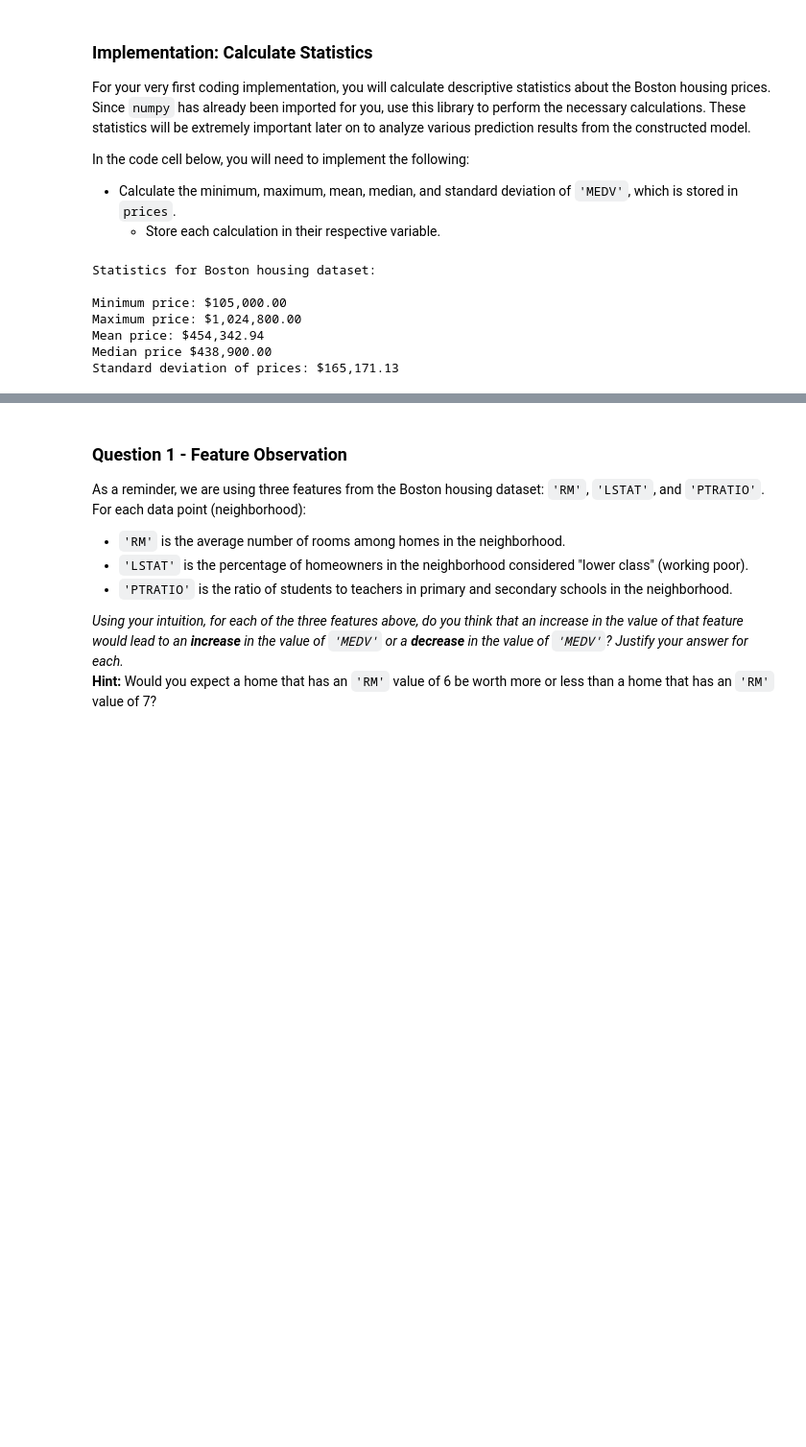
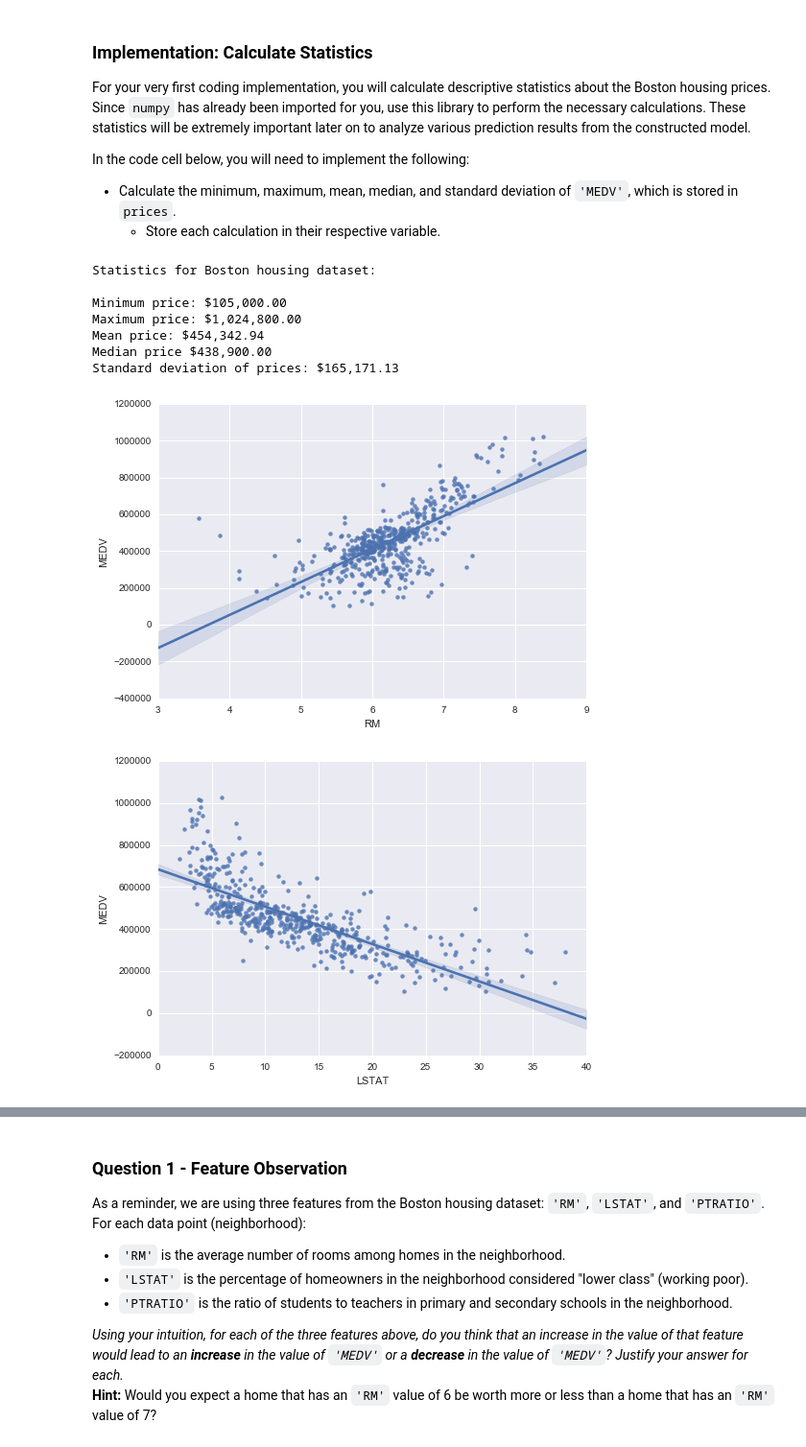
Before and after one commit to AlbertSadovnikov/machine-learning, a Jupyter notebook: projects/boston_housing/boston_housing.ipynb, the cells around one changed output, grey strips where cells are left out. Shown at 96% size. Saved outputs shown, nothing was run; the diff lists cells and outputs as text; code cells hidden in the pictures; blank space fills up the shorter version.

```diff
--- a/projects/boston_housing/boston_housing.ipynb
+++ b/projects/boston_housing/boston_housing.ipynb
@@ -56,30 +56,39 @@ In the code cell below, you will need to implement the following:
 # TODO: Minimum price of the data
 minimum_price = np.min(prices)
 
 # TODO: Maximum price of the data
 maximum_price = np.max(prices)
 
 # TODO: Mean price of the data
 mean_price = np.mean(prices)
 
 # TODO: Median price of the data
 median_price = np.median(prices)
 
 # TODO: Standard deviation of prices of the data
 std_price = np.std(prices)
 
 # Show the calculated statistics
 print "Statistics for Boston housing dataset:\n"
 print "Minimum price: ${:,.2f}".format(minimum_price)
 print "Maximum price: ${:,.2f}".format(maximum_price)
 print "Mean price: ${:,.2f}".format(mean_price)
 print "Median price ${:,.2f}".format(median_price)
 print "Standard deviation of prices: ${:,.2f}".format(std_price)
+
+import matplotlib.pyplot as plt
+import seaborn as sns
+
+for var in ['RM', 'LSTAT', 'PTRATIO']:
+    sns.regplot(data[var], prices)
+    plt.show()
 # %% [output]
 Statistics for Boston housing dataset:
 
 Minimum price: $105,000.00
 Maximum price: $1,024,800.00
 Mean price: $454,342.94
 Median price $438,900.00
 Standard deviation of prices: $165,171.13
+[figure, added]
+[figure, added]
```
Also changed, not shown: parts of 9 cells of this notebook, 1 other file.
